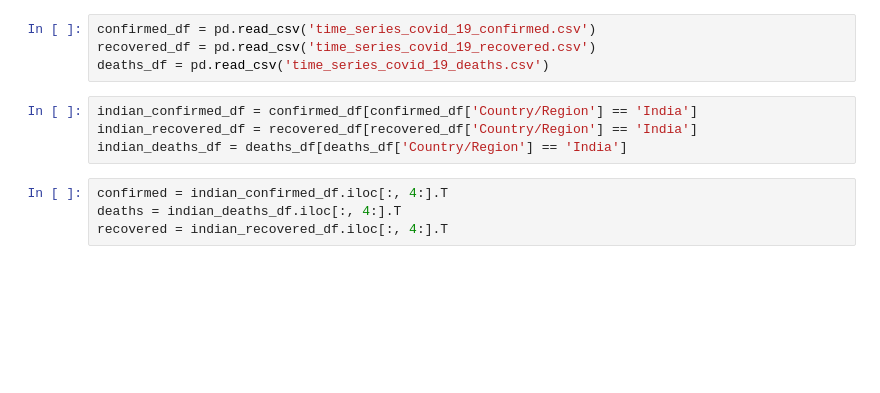
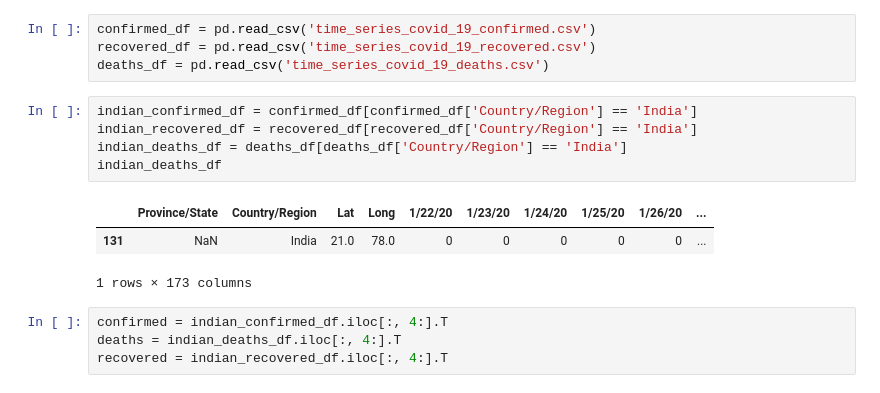
Before and after one commit to r0han99/Covid19-ML-Application, a Jupyter notebook: JupyterNotebook/Covid-19- Analysis,Prediction & Visualisation .ipynb, the cells around one changed output. Drawn from its saved outputs; the diff is of its cells as text; blank space fills up the shorter version.

```diff
--- a/JupyterNotebook/Covid-19- Analysis,Prediction & Visualisation .ipynb
+++ b/JupyterNotebook/Covid-19- Analysis,Prediction & Visualisation .ipynb
@@ -396,7 +396,12 @@ deaths_df = pd.read_csv('time_series_covid_19_deaths.csv')
 # %%
 indian_confirmed_df = confirmed_df[confirmed_df['Country/Region'] == 'India']
 indian_recovered_df = recovered_df[recovered_df['Country/Region'] == 'India']
 indian_deaths_df = deaths_df[deaths_df['Country/Region'] == 'India']
+indian_deaths_df
+# %% [output]
+|  | Province/State | Country/Region | Lat | Long | 1/22/20 | 1/23/20 | 1/24/20 | 1/25/20 | 1/26/20 | ... |
+| 131 | NaN | India | 21.0 | 78.0 | 0 | 0 | 0 | 0 | 0 | ... |
+1 rows × 173 columns
 # %%
 confirmed = indian_confirmed_df.iloc[:, 4:].T
 deaths = indian_deaths_df.iloc[:, 4:].T
```
Also changed, not shown: parts of 28 cells of this notebook, 5 other files.
